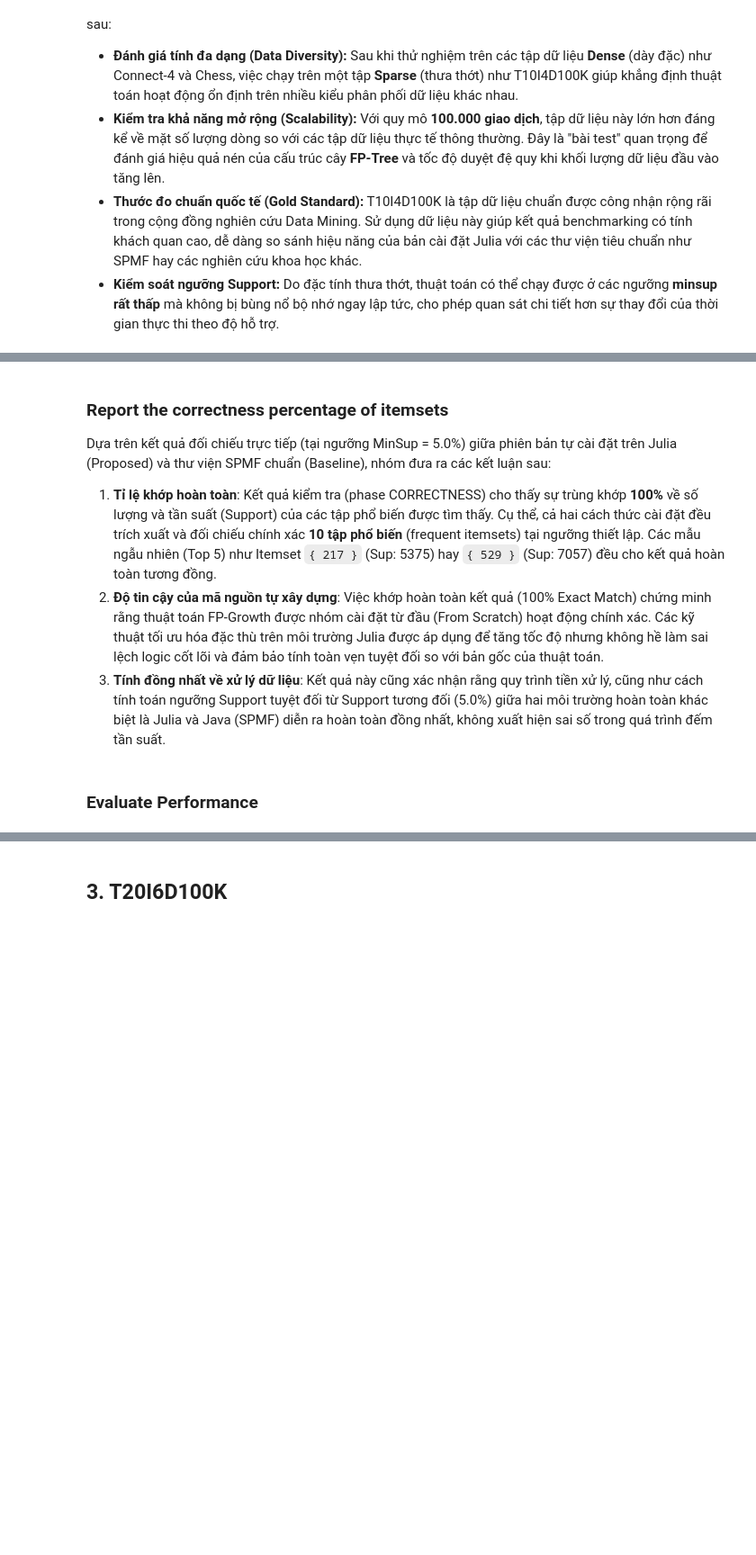
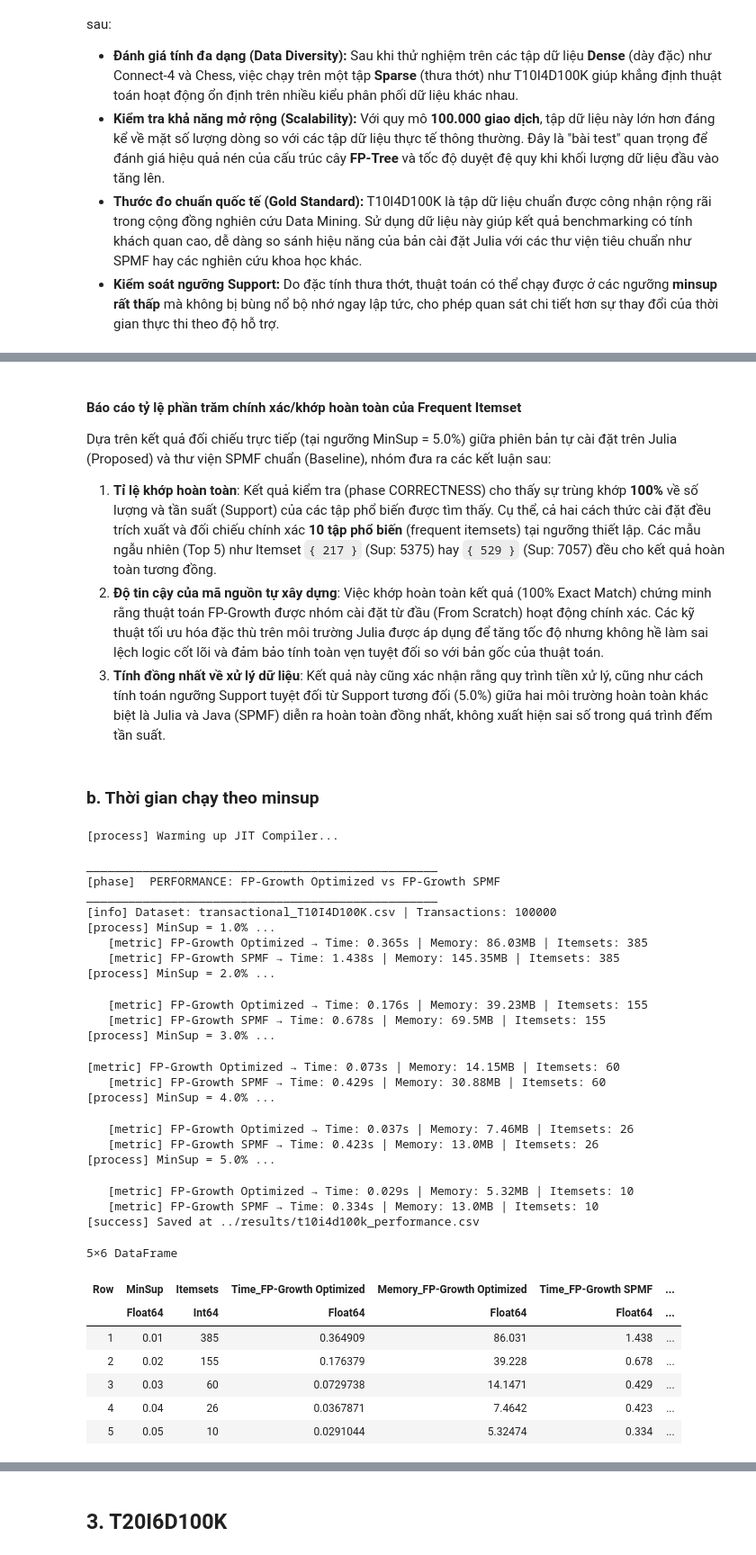
Before and after one commit to HungHiHung10/Lab02-Data-Mining, a Jupyter notebook: notebooks/02_bechmarking.ipynb, the cells around one changed output, grey strips where cells are left out. Shown at 90% size. Saved outputs shown, nothing was run; the diff lists cells and outputs as text; code cells hidden in the pictures; blank space fills up the shorter version.

```diff
--- a/notebooks/02_bechmarking.ipynb
+++ b/notebooks/02_bechmarking.ipynb
@@ -451,5 +479,5 @@ vis_correctness(correctness_results, logger)
 # %% [markdown]
-### Report the correctness percentage of itemsets
+#### **Báo cáo tỷ lệ phần trăm chính xác/khớp hoàn toàn của Frequent Itemset**
 
 Dựa trên kết quả đối chiếu trực tiếp (tại ngưỡng MinSup = 5.0%) giữa phiên bản tự cài đặt trên Julia (Proposed) và thư viện SPMF chuẩn (Baseline), nhóm đưa ra các kết luận sau:
 
@@ -457,7 +485,38 @@ Dựa trên kết quả đối chiếu trực tiếp (tại ngưỡng MinSup = 5
 2. **Độ tin cậy của mã nguồn tự xây dựng**: Việc khớp hoàn toàn kết quả (100% Exact Match) chứng minh rằng thuật toán FP-Growth được nhóm cài đặt từ đầu (From Scratch) hoạt động chính xác. Các kỹ thuật tối ưu hóa đặc thù trên môi trường Julia được áp dụng để tăng tốc độ nhưng không hề làm sai lệch logic cốt lõi và đảm bảo tính toàn vẹn tuyệt đối so với bản gốc của thuật toán.
 3. **Tính đồng nhất về xử lý dữ liệu**: Kết quả này cũng xác nhận rằng quy trình tiền xử lý, cũng như cách tính toán ngưỡng Support tuyệt đối từ Support tương đối (5.0%) giữa hai môi trường hoàn toàn khác biệt là Julia và Java (SPMF) diễn ra hoàn toàn đồng nhất, không xuất hiện sai số trong quá trình đếm tần suất.
 # %% [markdown]
-### Evaluate Performance
+### b. Thời gian chạy theo minsup
 # %%
 # ── Evaluation: Performance (Time & Memory vs MinSup) ────────────────────────
-performance_result = eval_performance(config, logger, algo=FPGrowth.fpgrowth_opt)
+performance_result = eval_performance(config, logger, methods=[:opt, :spmf])
+# %% [output]
+[process] Warming up JIT Compiler...
+
+__________________________________________________
+[phase]  PERFORMANCE: FP-Growth Optimized vs FP-Growth SPMF
+__________________________________________________
+[info] Dataset: transactional_T10I4D100K.csv | Transactions: 100000
+[process] MinSup = 1.0% ...
+   [metric] FP-Growth Optimized → Time: 0.365s | Memory: 86.03MB | Itemsets: 385
+   [metric] FP-Growth SPMF → Time: 1.438s | Memory: 145.35MB | Itemsets: 385
+[process] MinSup = 2.0% ...
+   [metric] FP-Growth Optimized → Time: 0.176s | Memory: 39.23MB | Itemsets: 155
+   [metric] FP-Growth SPMF → Time: 0.678s | Memory: 69.5MB | Itemsets: 155
+[process] MinSup = 3.0% ...
+[metric] FP-Growth Optimized → Time: 0.073s | Memory: 14.15MB | Itemsets: 60
+   [metric] FP-Growth SPMF → Time: 0.429s | Memory: 30.88MB | Itemsets: 60
+[process] MinSup = 4.0% ...
+   [metric] FP-Growth Optimized → Time: 0.037s | Memory: 7.46MB | Itemsets: 26
+   [metric] FP-Growth SPMF → Time: 0.423s | Memory: 13.0MB | Itemsets: 26
+[process] MinSup = 5.0% ...
+   [metric] FP-Growth Optimized → Time: 0.029s | Memory: 5.32MB | Itemsets: 10
+   [metric] FP-Growth SPMF → Time: 0.334s | Memory: 13.0MB | Itemsets: 10
+[success] Saved at ../results/t10i4d100k_performance.csv
+5×6 DataFrame
+| Row | MinSup | Itemsets | Time_FP-Growth Optimized | Memory_FP-Growth Optimized | Time_FP-Growth SPMF | ... |
+|  | Float64 | Int64 | Float64 | Float64 | Float64 | ... |
+| 1 | 0.01 | 385 | 0.364909 | 86.031 | 1.438 | ... |
+| 2 | 0.02 | 155 | 0.176379 | 39.228 | 0.678 | ... |
+| 3 | 0.03 | 60 | 0.0729738 | 14.1471 | 0.429 | ... |
+| 4 | 0.04 | 26 | 0.0367871 | 7.4642 | 0.423 | ... |
+| 5 | 0.05 | 10 | 0.0291044 | 5.32474 | 0.334 | ... |
```
Also changed, not shown: parts of 41 cells of this notebook.
